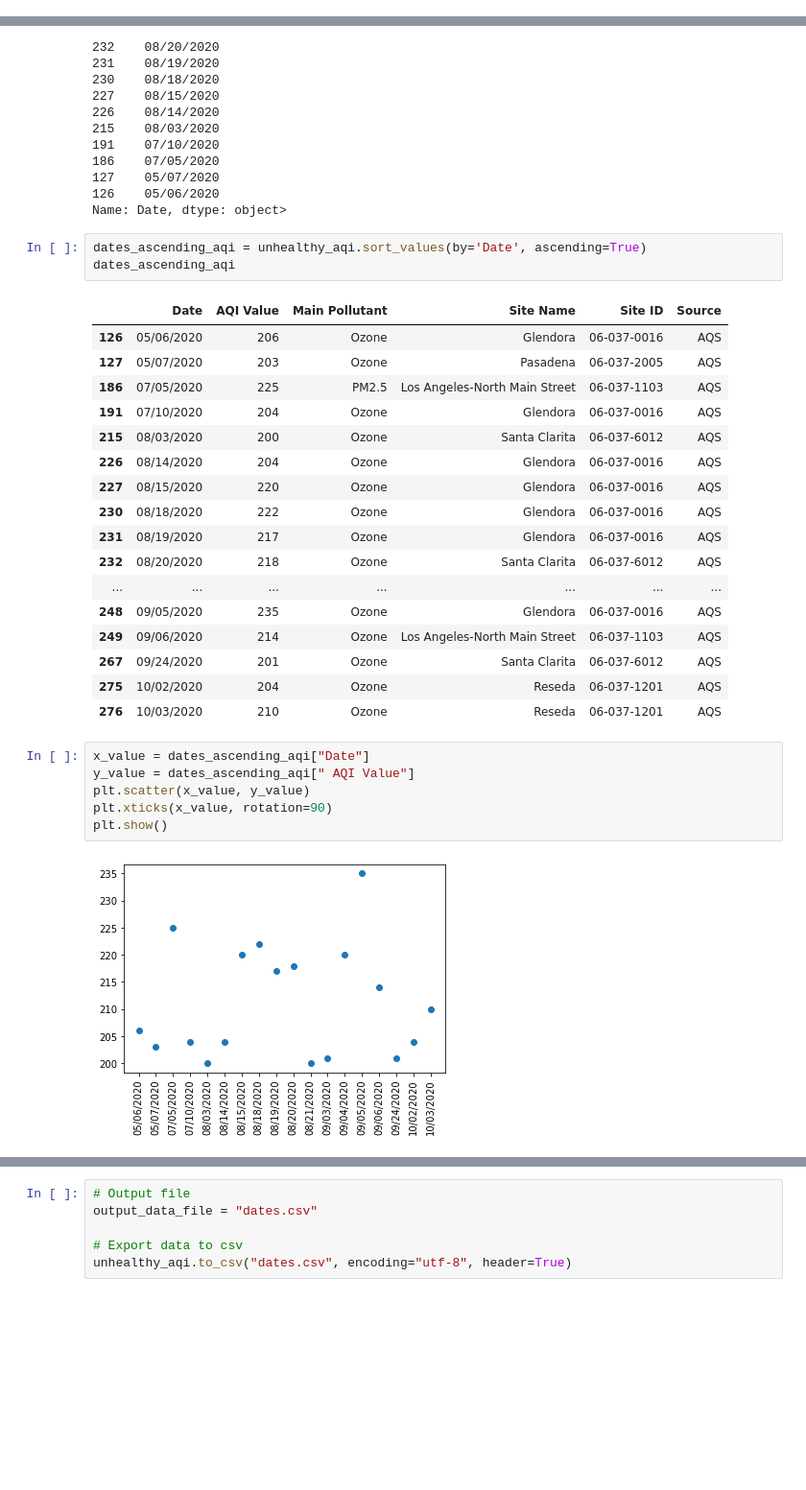
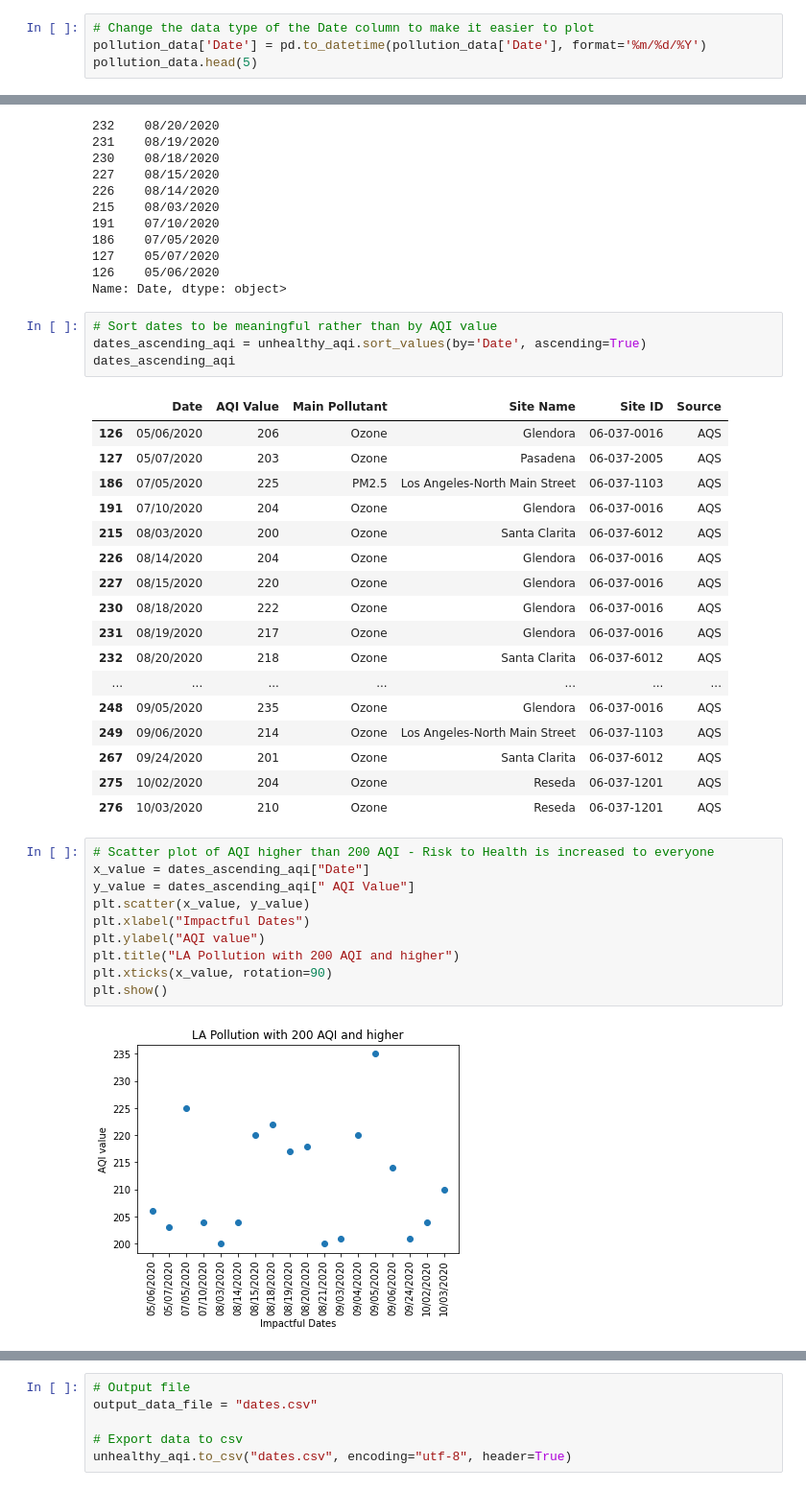
Before and after one commit to Navilongo/COVID-correlations-in-Los-Angeles-Analysis, a Jupyter notebook: covid_pollution_code.ipynb, the cells around one changed output, grey strips where cells are left out. Shown at 96% size. Cells and saved outputs as stored; diff of their text form; blank space fills up the shorter version.

Commit message:
Completed graphs and data comments

```diff
--- a/covid_pollution_code.ipynb
+++ b/covid_pollution_code.ipynb
@@ -162,3 +40,7 @@ Site Name         object
 Site ID           object
 Source            object
 dtype: object
+# %%
+# Change the data type of the Date column to make it easier to plot
+pollution_data['Date'] = pd.to_datetime(pollution_data['Date'], format='%m/%d/%Y')
+pollution_data.head(5)
@@ -230,6 +118,7 @@ print(dates)
 126    05/06/2020
 Name: Date, dtype: object>
 # %%
+# Sort dates to be meaningful rather than by AQI value
 dates_ascending_aqi = unhealthy_aqi.sort_values(by='Date', ascending=True)
 dates_ascending_aqi
 # %% [output]
@@ -251,10 +140,14 @@ dates_ascending_aqi
 | 275 | 10/02/2020 | 204 | Ozone | Reseda | 06-037-1201 | AQS |
 | 276 | 10/03/2020 | 210 | Ozone | Reseda | 06-037-1201 | AQS |
 # %%
+# Scatter plot of AQI higher than 200 AQI - Risk to Health is increased to everyone
 x_value = dates_ascending_aqi["Date"]
 y_value = dates_ascending_aqi[" AQI Value"]
 plt.scatter(x_value, y_value)
+plt.xlabel("Impactful Dates")
+plt.ylabel("AQI value")
+plt.title("LA Pollution with 200 AQI and higher")
 plt.xticks(x_value, rotation=90)
 plt.show()
 # %% [output]
-[figure, old version]
+[figure, new version]
```
Also changed, not shown: parts of 18 cells of this notebook, 3 other files.
